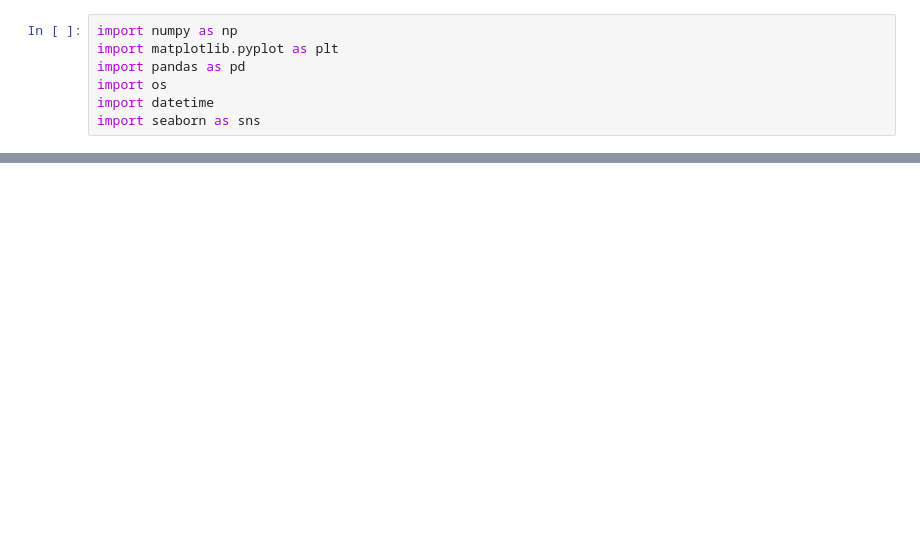
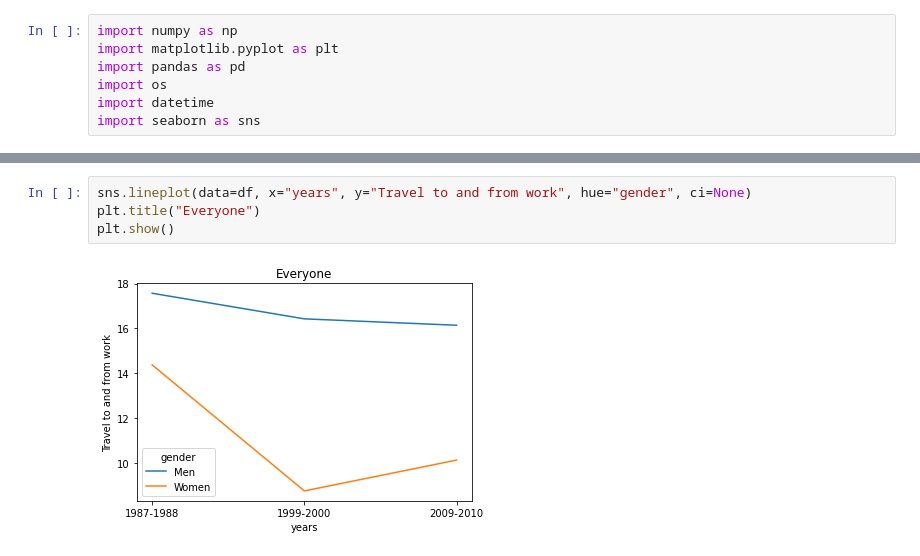
Before and after one commit to KazuichiroTaira/FMS, a Jupyter notebook: Firstassignment/stageinfamilycycle.ipynb, the cells around one changed output, grey strips where cells are left out. Cells and saved outputs as stored; diff of their text form; blank space fills up the shorter version.

```diff
--- a/Firstassignment/stageinfamilycycle.ipynb
+++ b/Firstassignment/stageinfamilycycle.ipynb
@@ -102,0 +122,6 @@ Women 2009-2010 XXXX 0.05
+# %%
+sns.lineplot(data=df, x="years", y="Travel to and from work", hue="gender", ci=None)
+plt.title("Everyone")
+plt.show()
+# %% [output]
+[figure, added]
```
Also changed, not shown: parts of 29 cells of this notebook, 16 other files.
